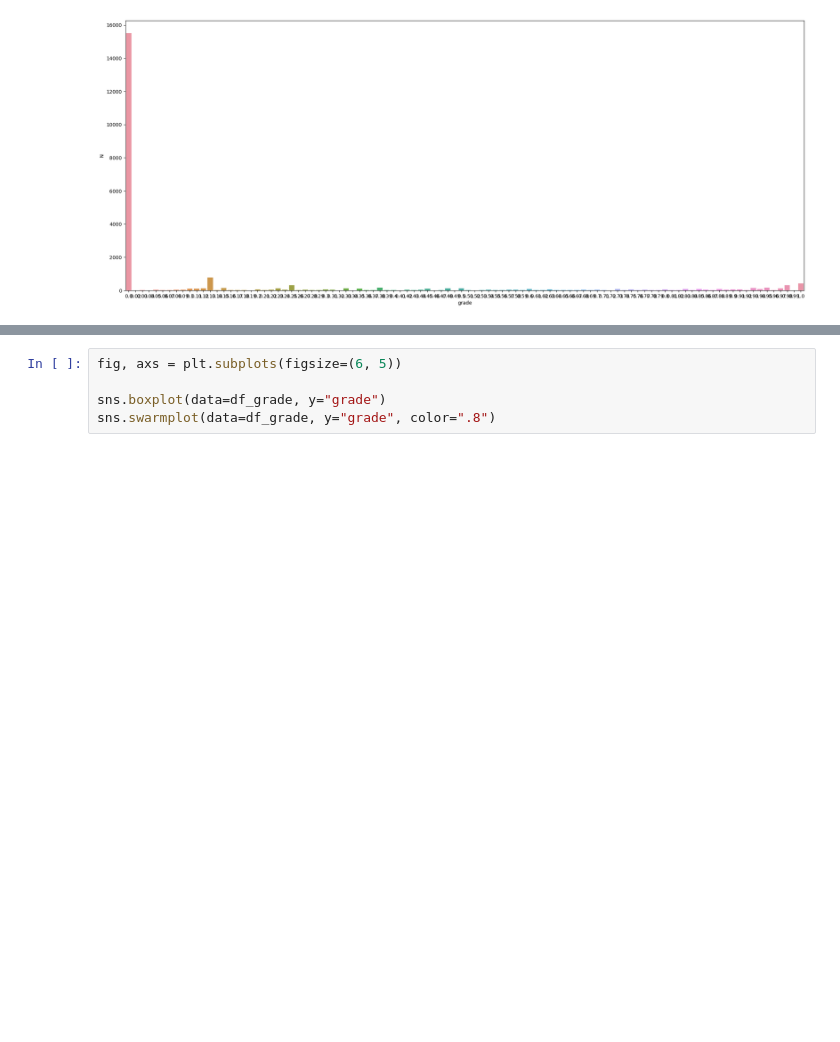
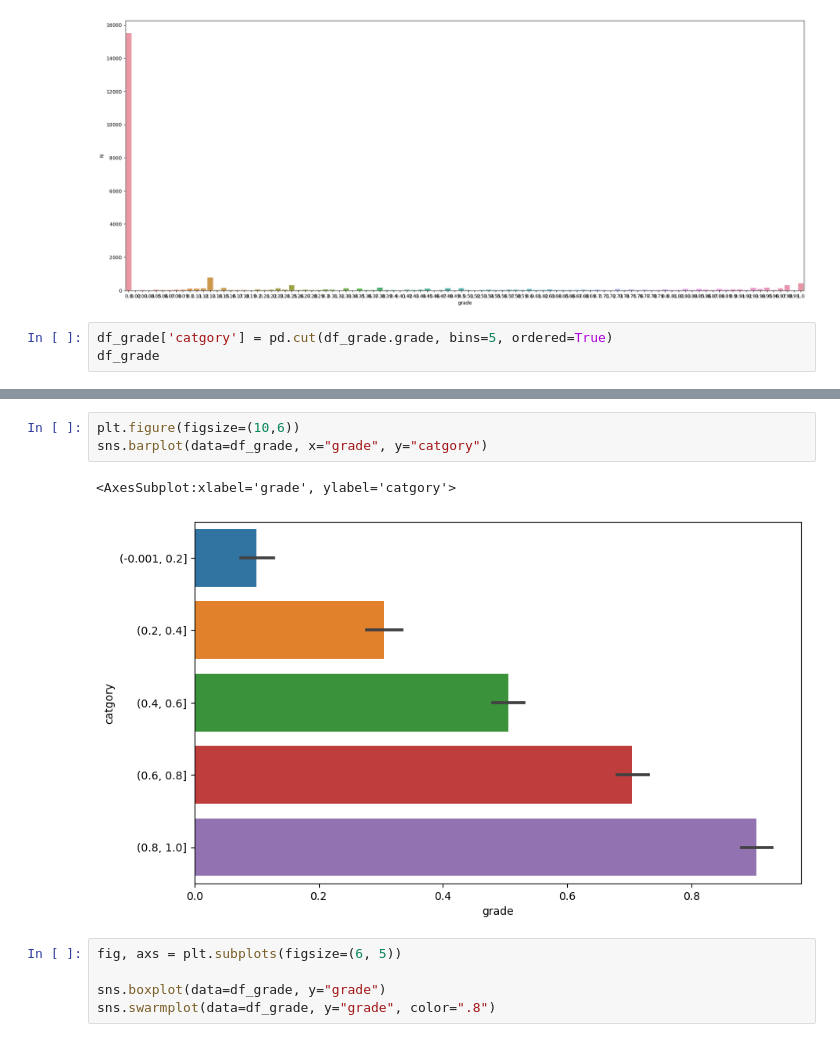
Before and after one commit to data-IA-2022/MOOC_Fengfeng_David, a Jupyter notebook: analyse.ipynb, the cells around one changed output, grey strips where cells are left out. Cells and saved outputs as stored; diff of their text form; blank space fills up the shorter version.

```diff
--- a/analyse.ipynb
+++ b/analyse.ipynb
@@ -46,3 +61,6 @@ sns.barplot(data=df_grade, x="grade", y="N")
 # %% [output]
 <AxesSubplot:xlabel='grade', ylabel='N'>
 [figure]
+# %%
+df_grade['catgory'] = pd.cut(df_grade.grade, bins=5, ordered=True)
+df_grade
@@ -49,3 +81,9 @@ sns.barplot(data=df_grade, x="grade", y="N")
+# %%
+plt.figure(figsize=(10,6))
+sns.barplot(data=df_grade, x="grade", y="catgory")
+# %% [output]
+<AxesSubplot:xlabel='grade', ylabel='catgory'>
+[figure, added]
 # %%
 fig, axs = plt.subplots(figsize=(6, 5))
 
```
Also changed, not shown: parts of 3 cells of this notebook, 16 other files.
